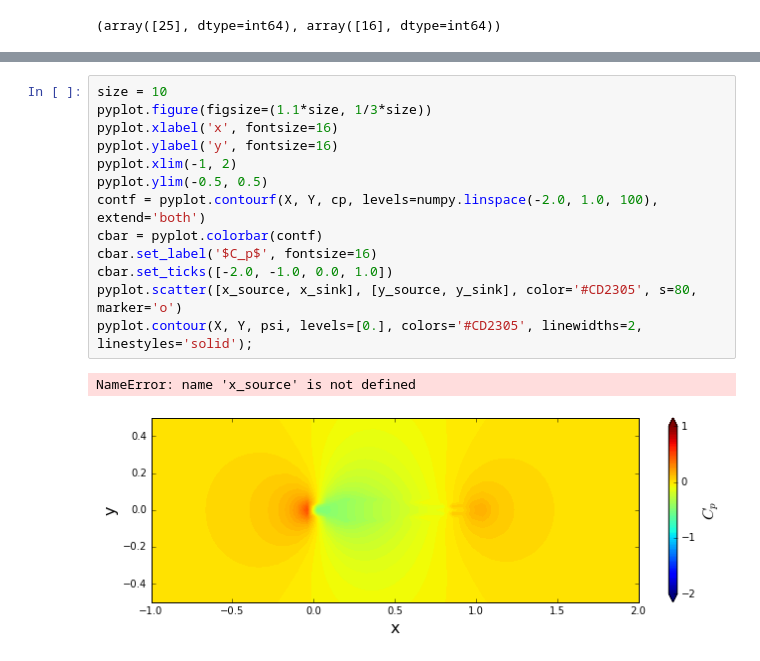
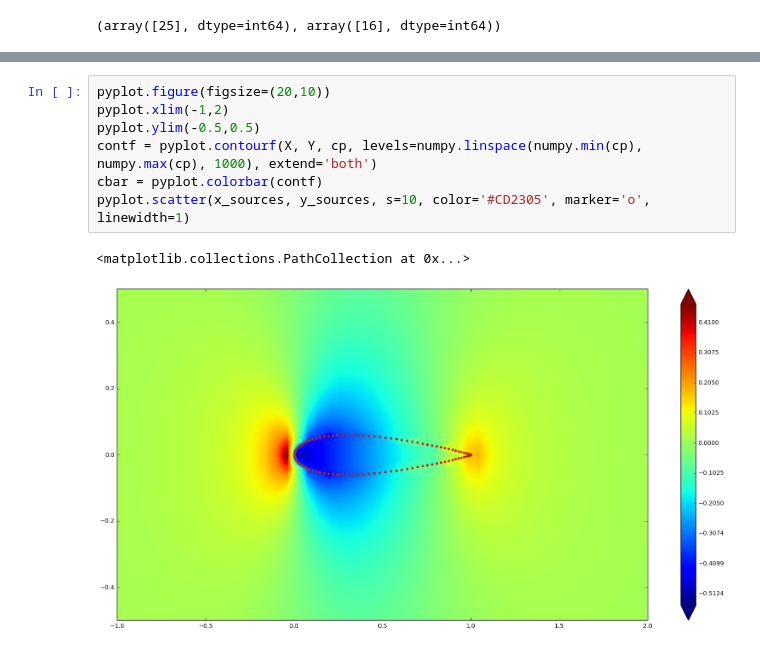
Before and after one commit to iamisrapel/MAE6226, a Jupyter notebook: 03_assignment.ipynb, the cells around one changed output, grey strips where cells are left out. Cells and saved outputs as stored; diff of their text form.

Commit message:
adjusted some plots

```diff
--- a/03_assignment.ipynb
+++ b/03_assignment.ipynb
@@ -70,16 +51,10 @@ array([ 0.01657806,  0.01819501,  0.02006957,  0.02226129,  0.02484847,
 # %%
-size = 10
-pyplot.figure(figsize=(1.1*size, 1/3*size))
-pyplot.xlabel('x', fontsize=16)
-pyplot.ylabel('y', fontsize=16)
-pyplot.xlim(-1, 2)
-pyplot.ylim(-0.5, 0.5)
-contf = pyplot.contourf(X, Y, cp, levels=numpy.linspace(-2.0, 1.0, 100), extend='both')
+pyplot.figure(figsize=(20,10))
+pyplot.xlim(-1,2)
+pyplot.ylim(-0.5,0.5)
+contf = pyplot.contourf(X, Y, cp, levels=numpy.linspace(numpy.min(cp), numpy.max(cp), 1000), extend='both')
 cbar = pyplot.colorbar(contf)
-cbar.set_label('$C_p$', fontsize=16)
-cbar.set_ticks([-2.0, -1.0, 0.0, 1.0])
-pyplot.scatter([x_source, x_sink], [y_source, y_sink], color='#CD2305', s=80, marker='o')
-pyplot.contour(X, Y, psi, levels=[0.], colors='#CD2305', linewidths=2, linestyles='solid');
+pyplot.scatter(x_sources, y_sources, s=10, color='#CD2305', marker='o', linewidth=1)
 # %% [output]
-NameError: name 'x_source' is not defined
+<matplotlib.collections.PathCollection at 0x...>
-[figure, old version]
+[figure, new version]
```
Also changed, not shown: parts of 4 cells of this notebook.
